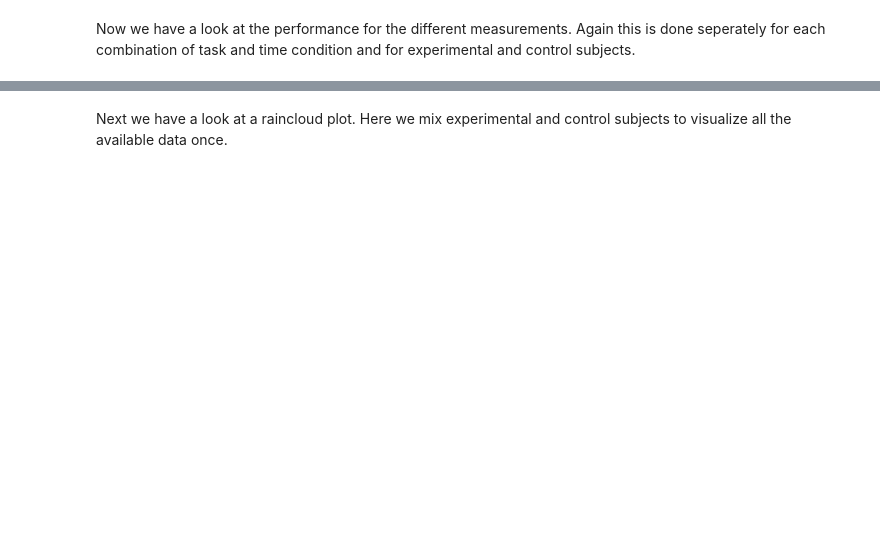
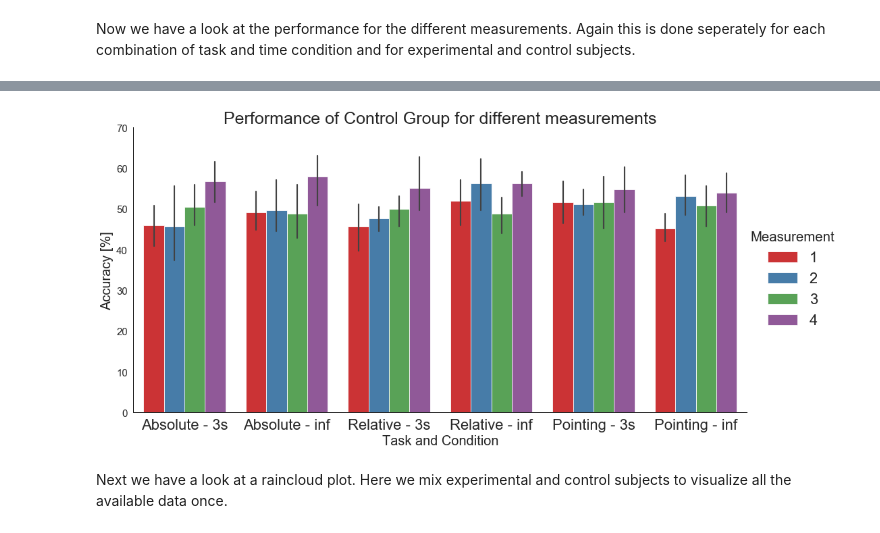
Before and after one commit to DorianDaimer/SAiVR-Analysis, a Jupyter notebook: SAiVR_Analysis.ipynb, the cells around one changed output, grey strips where cells are left out. Saved outputs shown, nothing was run; the diff lists cells and outputs as text; code cells hidden in the pictures; blank space fills up the shorter version.

```diff
--- a/SAiVR_Analysis.ipynb
+++ b/SAiVR_Analysis.ipynb
@@ -182,8 +243,11 @@ Now we have a look at the performance for the different measurements. Again this
 # %%
-sns.catplot(x='TC', y='Performance', hue='Measurement', data=AllPerformances_e, kind='bar', height=7, aspect=2)
+sns.catplot(x='TC', y='Performance', hue='Measurement', data=AllPerformances_c, kind='bar', height=7, aspect=2)
 #plt.plot([-0.45,5.4],[0.5,0.5],':',color='black', linewidth=3)
 #plt.legend(fontsize=20,loc=4)
-plt.title('Performance of exp. subjects in the tasks for different measurements',fontsize=25)
-plt.ylabel('Performance (%)',fontsize=20)
+plt.title('Performance of Control Group for different measurements',fontsize=25)
+plt.ylabel('Accuracy [%]',fontsize=20)
 plt.yticks(np.linspace(0,0.7,8),np.linspace(0,70,8,dtype=int),fontsize=15)
 plt.xlabel("Task and Condition",fontsize=20);
+plt.savefig(PLOTS_PATH+'TaskPerformancesControlMeasurement.png', quality=90)
+# %% [output]
+[figure, added]
```
Also changed, not shown: parts of 77 cells of this notebook, 5 other files.
